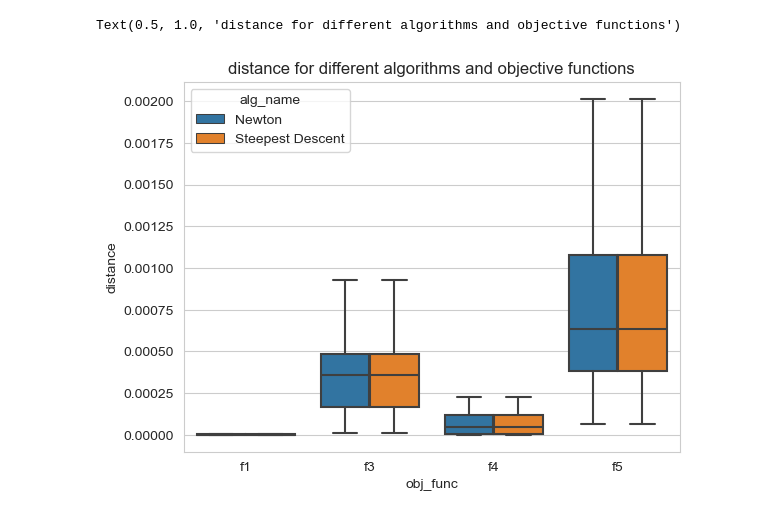
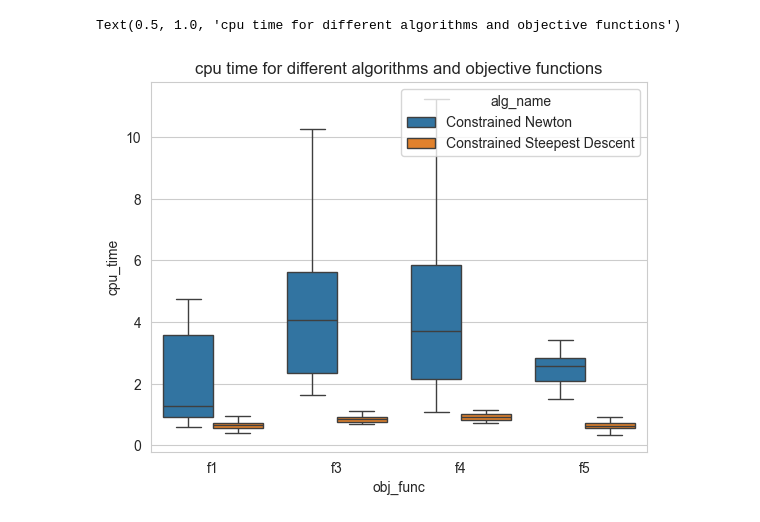
Before and after one commit to spicadust/NO-handins, a Jupyter notebook: NO-handin5/evaluation.ipynb, the cells around one changed output. Saved outputs shown, nothing was run; the diff lists cells and outputs as text; code cells hidden in the pictures.

```diff
--- a/NO-handin5/evaluation.ipynb
+++ b/NO-handin5/evaluation.ipynb
@@ -39,7 +39,7 @@ def evaluate_method(alg: Callable, f: Callable, df: Callable, Hf: Callable,
     error = np.linalg.norm(f(xs[-1]) - f(optimal_x))
     distance = np.linalg.norm(xs[-1] - optimal_x)
     distances = [np.linalg.norm(x - optimal_x) for x in xs]
-    return step, error, distance, cpu_time, f_name, alg_name, optimal_x, distances, A.shape
+    return step, error, distance, cpu_time, f_name, alg_name, optimal_x, distances, A.shape, grad_norms
 
 
 def evaluate(params: list,
@@ -58,7 +58,7 @@ def evaluate(params: list,
                 client.submit(evaluate_method, alg, f, df, hf, Abx, max_iter,
                               epsilon, f.__name__, name))
     results = client.gather(futures)
-    steps, errors, distance, cpu_times, obj_funcs, alg_names, optimal_xs, distances, dimensions = zip(
+    steps, errors, distance, cpu_times, obj_funcs, alg_names, optimal_xs, distances, dimensions, grad_norms = zip(
         *results)
     return pd.DataFrame({
         'step': steps,
@@ -69,7 +69,8 @@ def evaluate(params: list,
         'alg_name': alg_names,
         'distances': distances,
         'optimal_x': optimal_xs,
-        'dimensions': dimensions
+        'dimensions': dimensions,
+        'grad_norms': grad_norms
     })
 # %%
 dimensions = [(5, 10), (10, 20), (15, 30), (20, 40)]
@@ -88,7 +89,7 @@ inputs = generate_Abxs(dimensions, num_points)
 
 ALGORITHMS = [constrained_newton, constrained_steepest_descent]
 OBJ_FS = [f1, f3, f4, f5]
-METHOD_NAMES = ["Newton", 'Steepest Descent']
+METHOD_NAMES = ["Constrained Newton", 'Constrained Steepest Descent']
 METRIC_NAMES = ["steps", "error", "distance", "cpu_time"]
 DFS = [df1, df3, df4, df5]
 HFS = [Hf1, Hf3, Hf4, Hf5]
@@ -127,12 +149,12 @@ Text(0.5, 1.0, 'error to the optimal solution for different algorithms and objec
 # %%
 sns.set_style('whitegrid')
 
 sns.boxplot(data=full_results_df,
             x='obj_func',
-            y='distance',
+            y='cpu_time',
             hue='alg_name',
             showfliers=False)
-plt.title('distance for different algorithms and objective functions')
+plt.title('cpu time for different algorithms and objective functions')
 # %% [output]
-Text(0.5, 1.0, 'distance for different algorithms and objective functions')
+Text(0.5, 1.0, 'cpu time for different algorithms and objective functions')
-[figure, old version]
+[figure, new version]
```
Also changed, not shown: parts of 14 cells of this notebook, 7 other files.
